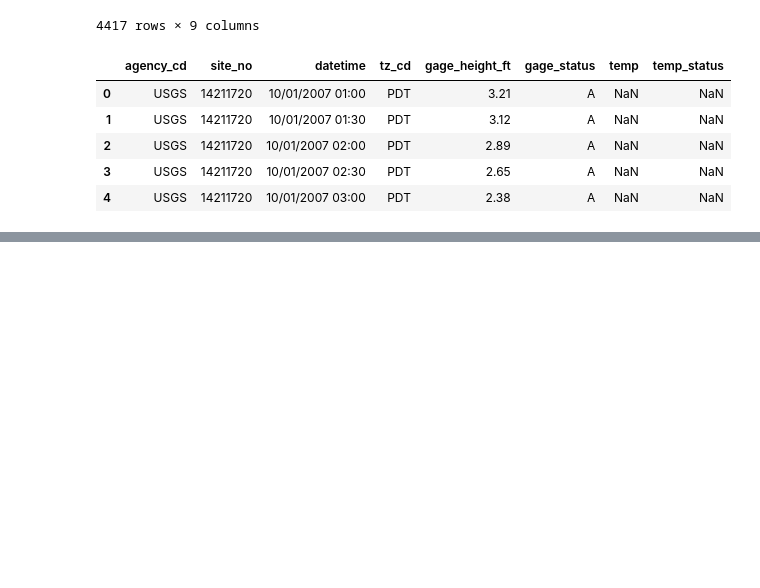
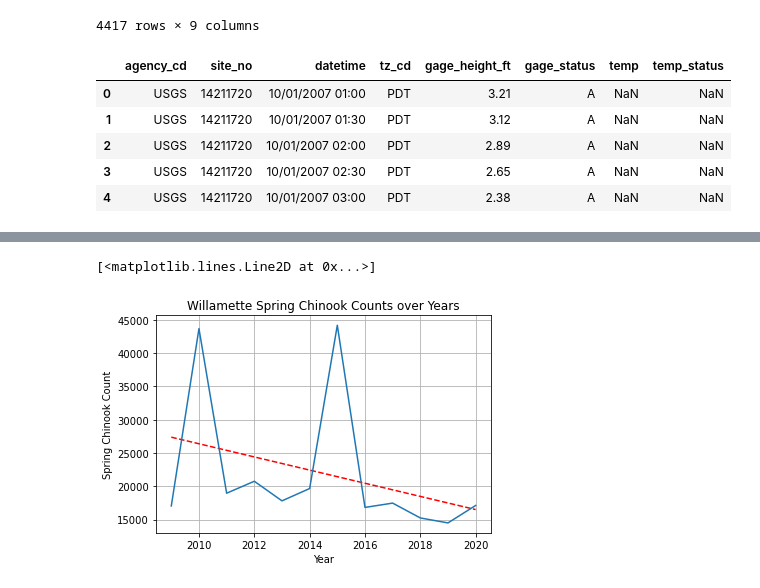
Before and after one commit to jayhjman/bootcamp-project1, a Jupyter notebook: Trim_water_data.ipynb, the cells around one changed output, grey strips where cells are left out. Cells and saved outputs as stored; diff of their text form; code cells hidden in the pictures; blank space fills up the shorter version.

```diff
--- a/Trim_water_data.ipynb
+++ b/Trim_water_data.ipynb
@@ -415,0 +572,16 @@ ax.scatter(merged_willamette_salmon_temp_df["Year"],merged_willamette_salmon_tem
+# %%
+# Calculate a trend line
+z = np.polyfit(merged_willamette_salmon_temp_df["Year"], merged_willamette_salmon_temp_df["Chinook"], 1)
+p = np.poly1d(z)
+
+# Quick Plot of the Spring Chinook Counts over Years
+fig, ax = plt.subplots()
+ax.set_xlabel("Year")
+ax.set_ylabel("Spring Chinook Count")
+ax.set_title("Willamette Spring Chinook Counts over Years")
+ax.grid(True)
+ax.plot(merged_willamette_salmon_temp_df["Year"],p(merged_willamette_salmon_temp_df["Year"]),"r--")
+ax.plot(merged_willamette_salmon_temp_df["Year"], merged_willamette_salmon_temp_df["Chinook"] )
+# %% [output]
+[<matplotlib.lines.Line2D at 0x...>]
+[figure, added]
```
Also changed, not shown: parts of 18 cells of this notebook.
